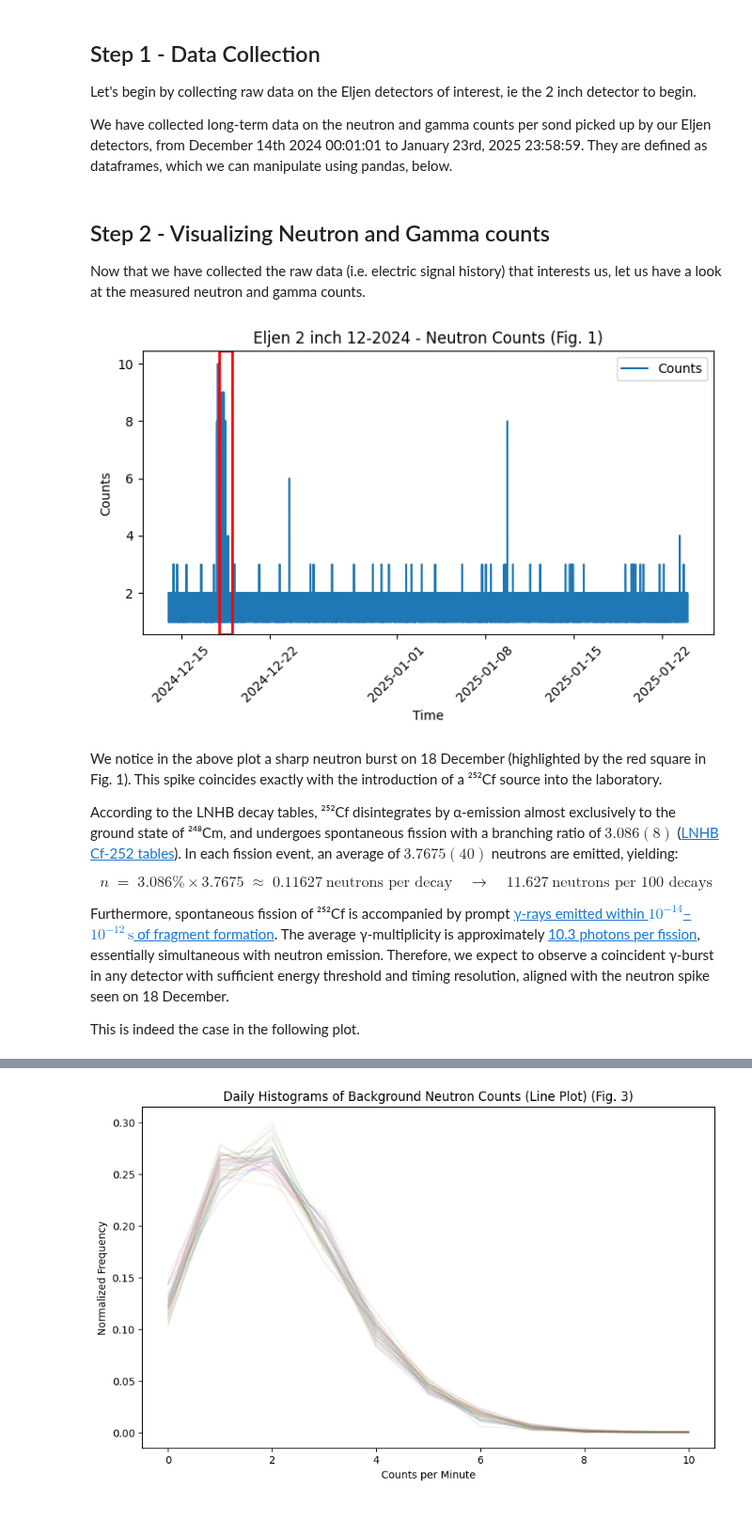
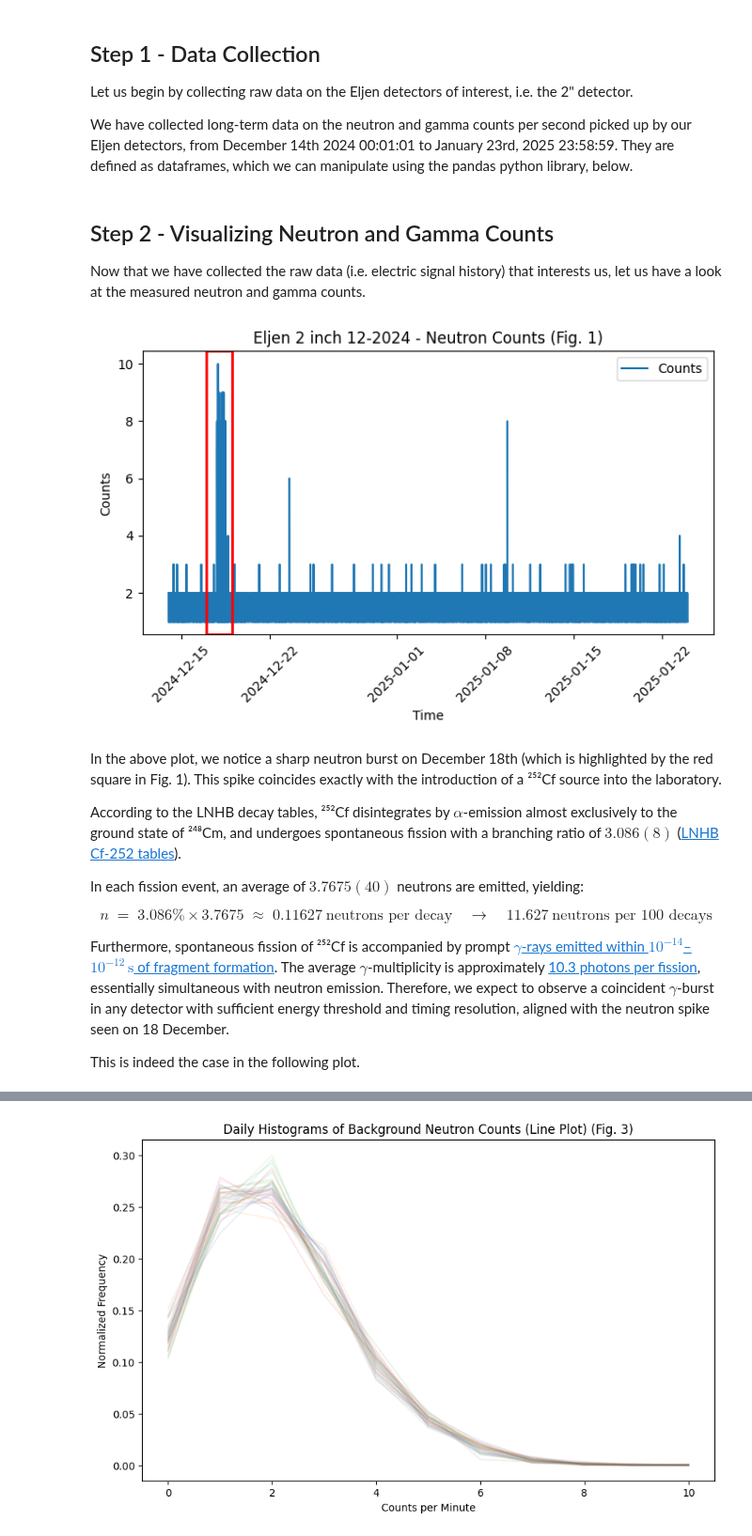
Before and after one commit to project-ida/arpa-e-experiments, a Jupyter notebook: tutorials/Eljen-Background-Characterization.ipynb, the cells around one changed output, grey strips where cells are left out. Shown at 94% size. Saved outputs shown, nothing was run; the diff lists cells and outputs as text; code cells hidden in the pictures.

```diff
--- a/tutorials/Eljen-Background-Characterization.ipynb
+++ b/tutorials/Eljen-Background-Characterization.ipynb
@@ -73,9 +77,9 @@ meta = {
 # %% [markdown]
 ## Step 1 - Data Collection
 
-Let's begin by collecting raw data on the Eljen detectors of interest, ie the 2 inch detector to begin.
+Let us begin by collecting raw data on the Eljen detectors of interest, i.e. the 2" detector.
 
-We have collected long-term data on the neutron and gamma counts per sond picked up by our Eljen detectors, from December 14th 2024 00:01:01 to January 23rd, 2025 23:58:59. They are defined as dataframes, which we can manipulate using pandas, below.
+We have collected long-term data on the neutron and gamma counts per second picked up by our Eljen detectors, from December 14th 2024 00:01:01 to January 23rd, 2025 23:58:59. They are defined as dataframes, which we can manipulate using the pandas python library, below.
 # %%
 neutron_df = pd.read_csv(
     'http://nucleonics.mit.edu/csv-files/eljen/eljen-2inch-long-term-1f.csv',
@@ -95,43 +99,45 @@ gamma_df = pd.read_csv(
 fig_counter = 0
 # %% [markdown]
-## Step 2 - Visualizing Neutron and Gamma counts
+## Step 2 - Visualizing Neutron and Gamma Counts
 
 Now that we have collected the raw data (i.e. electric signal history) that interests us, let us have a look at the measured neutron and gamma counts.
 # %%
 from matplotlib.patches import Rectangle
 
 fig_counter += 1
 
 plt.figure(figsize=(8, 4))
 plt.plot(neutron_df['Counts'], label='Counts', zorder=1)
 plt.xlabel('Time')
 plt.ylabel('Counts')
 plt.xticks(rotation=45)
 plt.title(f"{meta['descriptor']} - Neutron Counts (Fig. {fig_counter})")
 
 ax = plt.gca()
-start = pd.to_datetime('2024-12-18')
-end   = start + pd.Timedelta(days=1)
+start = pd.to_datetime('2024-12-17')
+end   = start + pd.Timedelta(days=2)
 ymin, ymax = ax.get_ylim()
 
 rect = Rectangle((start, ymin),
                  end - start,
                  ymax - ymin,
                  linewidth=2,
                  edgecolor='red',
                  facecolor='none',
                  zorder=2)
 
 ax.add_patch(rect)
 
 plt.legend()
 plt.show()
 # %% [output]
-[figure, old version]
+[figure, new version]
 # %% [markdown]
-We notice in the above plot a sharp neutron burst on 18 December (highlighted by the red square in Fig. 1). This spike coincides exactly with the introduction of a ²⁵²Cf source into the laboratory.
+In the above plot, we notice a sharp neutron burst on December 18th (which is highlighted by the red square in Fig. 1). This spike coincides exactly with the introduction of a ²⁵²Cf source into the laboratory.
 
-According to the LNHB decay tables, ²⁵²Cf disintegrates by α-emission almost exclusively to the ground state of ²⁴⁸Cm, and undergoes spontaneous fission with a branching ratio of $3.086 (8)%$ ([LNHB Cf-252 tables](http://www.lnhb.fr/nuclides/Cf-252_tables.pdf)). In each fission event, an average of $3.7675 (40)$ neutrons are emitted, yielding:
+According to the LNHB decay tables, ²⁵²Cf disintegrates by $\alpha$-emission almost exclusively to the ground state of ²⁴⁸Cm, and undergoes spontaneous fission with a branching ratio of $3.086 (8)%$ ([LNHB Cf-252 tables](http://www.lnhb.fr/nuclides/Cf-252_tables.pdf)).
+
+In each fission event, an average of $3.7675 (40)$ neutrons are emitted, yielding:
 
 $$
 n \;=\; 3.086\% \times 3.7675 \;\approx\; 0.11627\ \text{neutrons per decay}
@@ -139,7 +145,7 @@ n \;=\; 3.086\% \times 3.7675 \;\approx\; 0.11627\ \text{neutrons per decay}
 11.627\ \text{neutrons per 100 decays}
 $$
 
-Furthermore, spontaneous fission of ²⁵²Cf is accompanied by prompt [γ-rays emitted within $10^{-14}$–$10^{-12}\,\text{s}$ of fragment formation](https://www.sciencedirect.com/science/article/pii/0375947475904820?utm). The average γ-multiplicity is approximately [10.3 photons per fission](https://link.springer.com/article/10.1007/BF02847802?utm), essentially simultaneous with neutron emission. Therefore, we expect to observe a coincident γ-burst in any detector with sufficient energy threshold and timing resolution, aligned with the neutron spike seen on 18 December.
+Furthermore, spontaneous fission of ²⁵²Cf is accompanied by prompt [$\gamma$-rays emitted within $10^{-14}$–$10^{-12}\,\text{s}$ of fragment formation](https://www.sciencedirect.com/science/article/pii/0375947475904820?utm). The average $\gamma$-multiplicity is approximately [10.3 photons per fission](https://link.springer.com/article/10.1007/BF02847802?utm), essentially simultaneous with neutron emission. Therefore, we expect to observe a coincident $\gamma$-burst in any detector with sufficient energy threshold and timing resolution, aligned with the neutron spike seen on 18 December.
 
 This is indeed the case in the following plot.
 # %%
```
Also changed, not shown: parts of 28 cells of this notebook.
